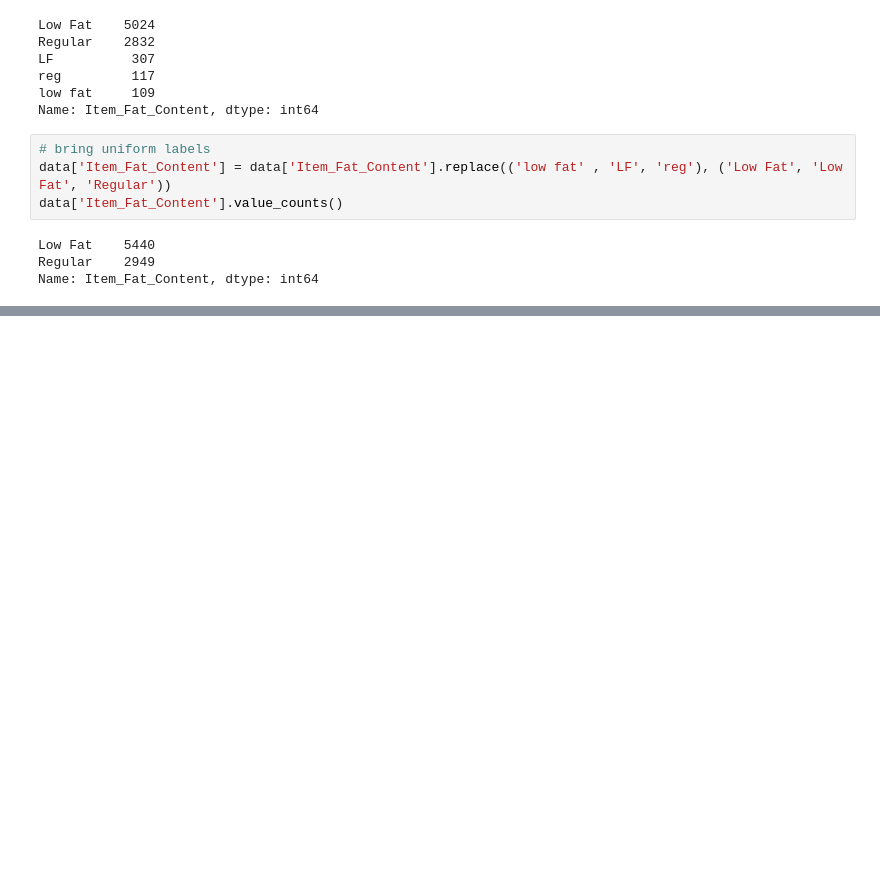
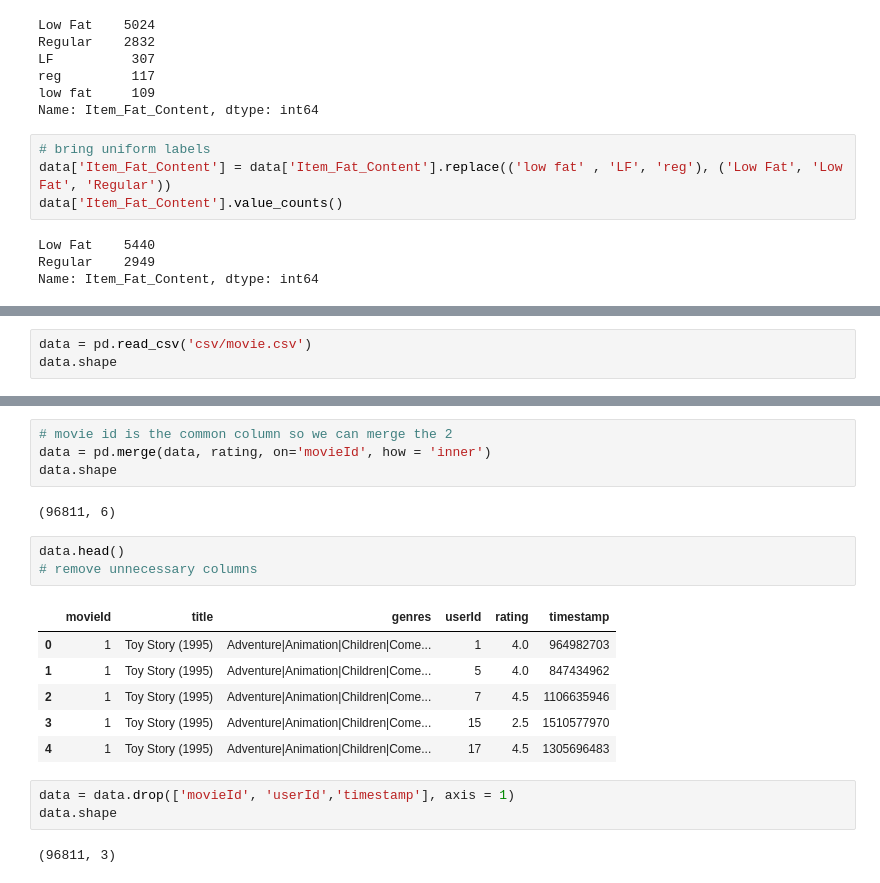
Before and after one commit to shreya1110-dev/ml, a Jupyter notebook: code.ipynb, the cells around one changed output, grey strips where cells are left out. Saved outputs shown, nothing was run; the diff lists cells and outputs as text; blank space fills up the shorter version.

```diff
--- a/code.ipynb
+++ b/code.ipynb
@@ -2669,0 +2677,3 @@ Name: Item_Fat_Content, dtype: int64
+# %%
+data = pd.read_csv('csv/movie.csv')
+data.shape
@@ -2669,0 +2705,21 @@ Name: Item_Fat_Content, dtype: int64
+# %%
+# movie id is the common column so we can merge the 2
+data = pd.merge(data, rating, on='movieId', how = 'inner')
+data.shape
+# %% [output]
+(96811, 6)
+# %%
+data.head()
+# remove unnecessary columns
+# %% [output]
+|  | movieId | title | genres | userId | rating | timestamp |
+| 0 | 1 | Toy Story (1995) | Adventure|Animation|Children|Come... | 1 | 4.0 | 964982703 |
+| 1 | 1 | Toy Story (1995) | Adventure|Animation|Children|Come... | 5 | 4.0 | 847434962 |
+| 2 | 1 | Toy Story (1995) | Adventure|Animation|Children|Come... | 7 | 4.5 | 1106635946 |
+| 3 | 1 | Toy Story (1995) | Adventure|Animation|Children|Come... | 15 | 2.5 | 1510577970 |
+| 4 | 1 | Toy Story (1995) | Adventure|Animation|Children|Come... | 17 | 4.5 | 1305696483 |
+# %%
+data = data.drop(['movieId', 'userId','timestamp'], axis = 1)
+data.shape
+# %% [output]
+(96811, 3)
```
Also changed, not shown: parts of 41 cells of this notebook, 1 other file.
